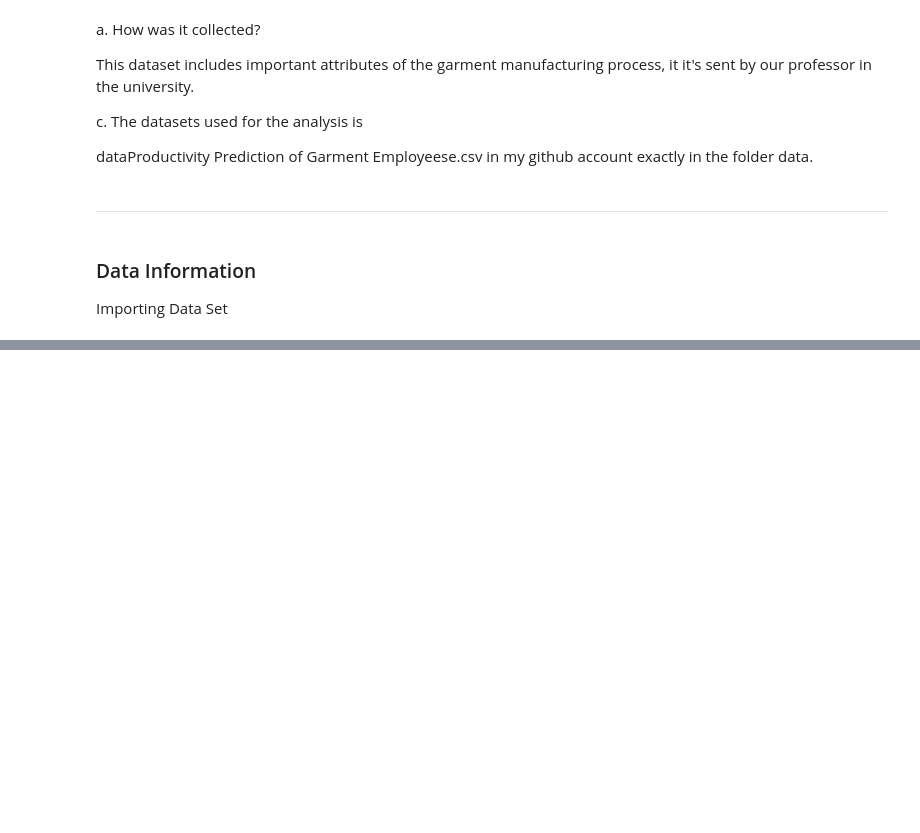
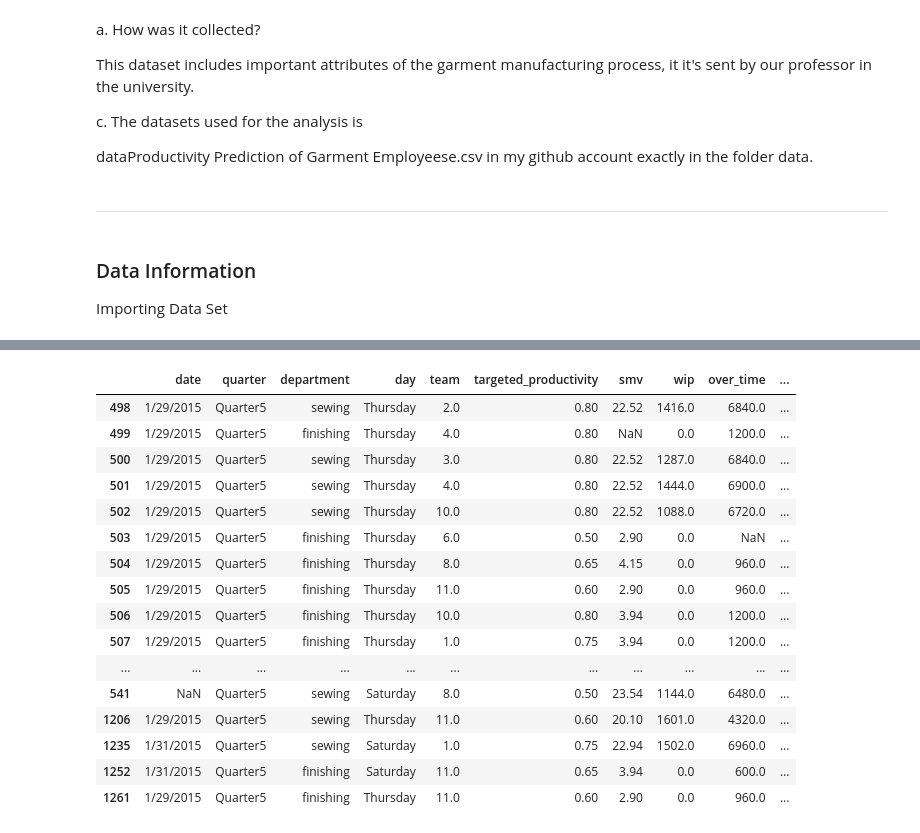
Before and after one commit to ziedtuihri/Data_Science_Projects, a Jupyter notebook: garment_productivit.ipynb, the cells around one changed output, grey strips where cells are left out. Cells and saved outputs as stored; diff of their text form; code cells hidden in the pictures; blank space fills up the shorter version.

```diff
--- a/garment_productivit.ipynb
+++ b/garment_productivit.ipynb
@@ -112,0 +420,9 @@ df.describe()
+# %%
+# Iterate over rows with missing values in the 'Quarter' column
+for i in range(1, len(df) - 1):  # start from the second row and stop before the last row
+    if pd.isna(df.loc[i, 'quarter']):  # check if 'Quarter' is NaN
+        # Check if the previous and next rows have the same Quarter value
+        if df.loc[i - 1, 'quarter'] == df.loc[i + 1, 'quarter']:
+            df.loc[i, 'quarter'] = df.loc[i - 1, 'quarter']  # fill missing 'Quarter' with the surrounding Quarter value
+
+print(df)
@@ -112,0 +447,8 @@ df.describe()
+# %%
+# Iterate over rows with missing values in the 'Quarter' column
+for i in range(1, len(df)):  # start from the second row
+    if pd.isna(df.loc[i, 'quarter']):  # check if 'Quarter' is NaN
+        # Check if the previous row has a defined Quarter value
+        df.loc[i, 'quarter'] = df.loc[i - 1, 'quarter']  # fill missing 'Quarter' with the previous row's Quarter value
+
+print(df)
@@ -112,0 +473,7 @@ df.describe()
+# %%
+
+
+# Fill missing 'department' values based on the 'wip' conditions
+df['department'] = df.apply(lambda row: 'finishing' if row['wip'] == 0 else 'sewing' if pd.isna(row['department']) and row['wip'] > 0 else row['department'], axis=1)
+
+print(df)
@@ -112,0 +509,8 @@ df.describe()
+# %%
+
+
+# Fill NaN values with 0 in 'idle_time' and convert to integer
+df['idle_time'] = df['idle_time'].fillna(0).astype(int)
+
+# Fill NaN values with 0 in 'idle_men' and convert to integer
+df['idle_men'] = df['idle_men'].fillna(0).astype(int)
@@ -112,0 +540,21 @@ df.describe()
+# %%
+#exploring the anomalous quarter5
+df[df['quarter'] == 'Quarter5']
+# %% [output]
+|  | date | quarter | department | day | team | targeted_productivity | smv | wip | over_time | ... |
+| 498 | 1/29/2015 | Quarter5 | sewing | Thursday | 2.0 | 0.80 | 22.52 | 1416.0 | 6840.0 | ... |
+| 499 | 1/29/2015 | Quarter5 | finishing | Thursday | 4.0 | 0.80 | NaN | 0.0 | 1200.0 | ... |
+| 500 | 1/29/2015 | Quarter5 | sewing | Thursday | 3.0 | 0.80 | 22.52 | 1287.0 | 6840.0 | ... |
+| 501 | 1/29/2015 | Quarter5 | sewing | Thursday | 4.0 | 0.80 | 22.52 | 1444.0 | 6900.0 | ... |
+| 502 | 1/29/2015 | Quarter5 | sewing | Thursday | 10.0 | 0.80 | 22.52 | 1088.0 | 6720.0 | ... |
+| 503 | 1/29/2015 | Quarter5 | finishing | Thursday | 6.0 | 0.50 | 2.90 | 0.0 | NaN | ... |
+| 504 | 1/29/2015 | Quarter5 | finishing | Thursday | 8.0 | 0.65 | 4.15 | 0.0 | 960.0 | ... |
+| 505 | 1/29/2015 | Quarter5 | finishing | Thursday | 11.0 | 0.60 | 2.90 | 0.0 | 960.0 | ... |
+| 506 | 1/29/2015 | Quarter5 | finishing | Thursday | 10.0 | 0.80 | 3.94 | 0.0 | 1200.0 | ... |
+| 507 | 1/29/2015 | Quarter5 | finishing | Thursday | 1.0 | 0.75 | 3.94 | 0.0 | 1200.0 | ... |
+| ... | ... | ... | ... | ... | ... | ... | ... | ... | ... | ... |
+| 541 | NaN | Quarter5 | sewing | Saturday | 8.0 | 0.50 | 23.54 | 1144.0 | 6480.0 | ... |
+| 1206 | 1/29/2015 | Quarter5 | sewing | Thursday | 11.0 | 0.60 | 20.10 | 1601.0 | 4320.0 | ... |
+| 1235 | 1/31/2015 | Quarter5 | sewing | Saturday | 1.0 | 0.75 | 22.94 | 1502.0 | 6960.0 | ... |
+| 1252 | 1/31/2015 | Quarter5 | finishing | Saturday | 11.0 | 0.65 | 3.94 | 0.0 | 600.0 | ... |
+| 1261 | 1/29/2015 | Quarter5 | finishing | Thursday | 11.0 | 0.60 | 2.90 | 0.0 | 960.0 | ... |
```
Also changed, not shown: parts of 38 cells of this notebook.
